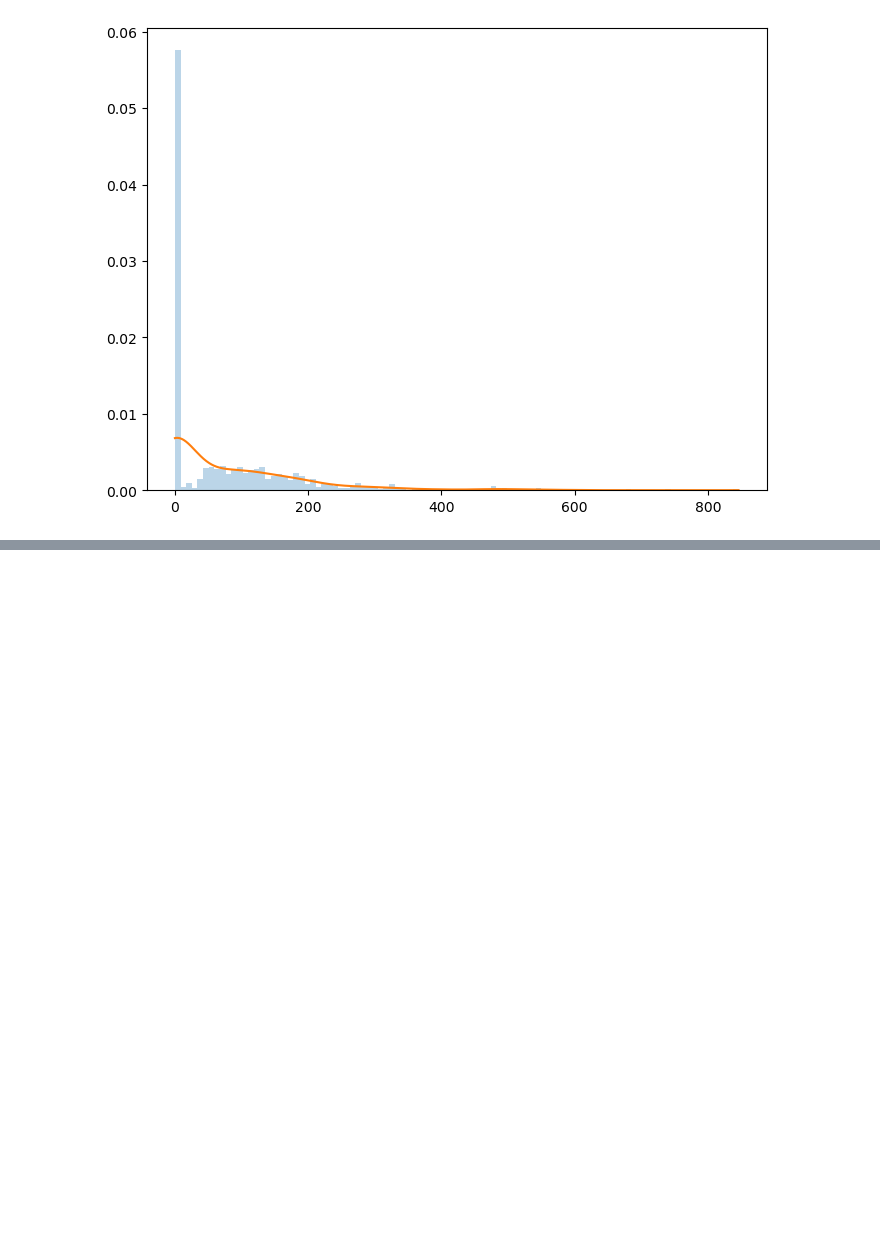
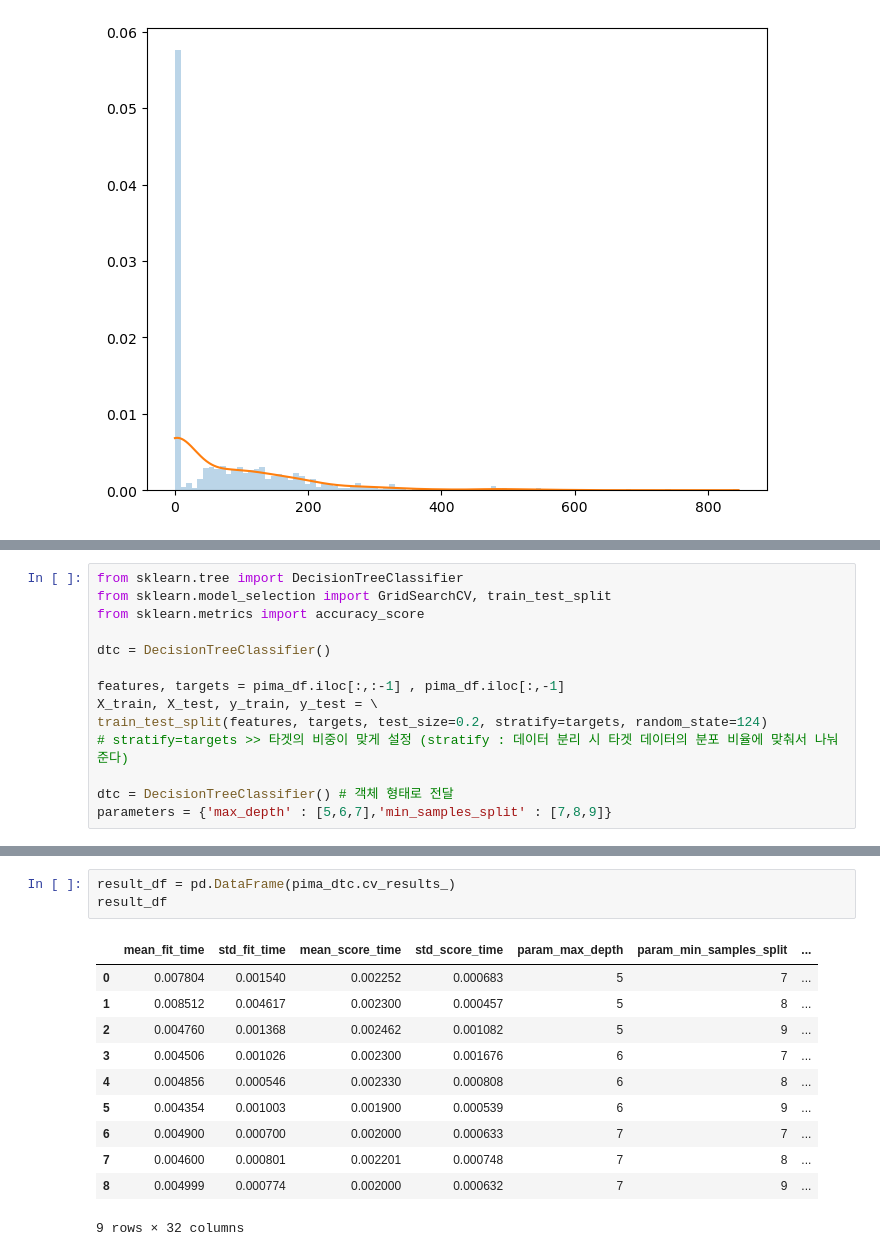
Before and after one commit to dosel70/Mashine_Learning-Classifier-, a Jupyter notebook: b_classifier/d_evaluation.ipynb, the cells around one changed output, grey strips where cells are left out. Drawn from its saved outputs; the diff is of its cells as text; blank space fills up the shorter version.

```diff
--- a/b_classifier/d_evaluation.ipynb
+++ b/b_classifier/d_evaluation.ipynb
@@ -222,0 +299,14 @@ plt.show()
+# %%
+from sklearn.tree import DecisionTreeClassifier
+from sklearn.model_selection import GridSearchCV, train_test_split
+from sklearn.metrics import accuracy_score
+
+dtc = DecisionTreeClassifier()
+
+features, targets = pima_df.iloc[:,:-1] , pima_df.iloc[:,-1]
+X_train, X_test, y_train, y_test = \
+train_test_split(features, targets, test_size=0.2, stratify=targets, random_state=124)
+# stratify=targets >> 타겟의 비중이 맞게 설정 (stratify : 데이터 분리 시 타겟 데이터의 분포 비율에 맞춰서 나눠준다)
+
+dtc = DecisionTreeClassifier() # 객체 형태로 전달
+parameters = {'max_depth' : [5,6,7],'min_samples_split' : [7,8,9]}
@@ -222,0 +339,15 @@ plt.show()
+# %%
+result_df = pd.DataFrame(pima_dtc.cv_results_)
+result_df
+# %% [output]
+|  | mean_fit_time | std_fit_time | mean_score_time | std_score_time | param_max_depth | param_min_samples_split | ... |
+| 0 | 0.007804 | 0.001540 | 0.002252 | 0.000683 | 5 | 7 | ... |
+| 1 | 0.008512 | 0.004617 | 0.002300 | 0.000457 | 5 | 8 | ... |
+| 2 | 0.004760 | 0.001368 | 0.002462 | 0.001082 | 5 | 9 | ... |
+| 3 | 0.004506 | 0.001026 | 0.002300 | 0.001676 | 6 | 7 | ... |
+| 4 | 0.004856 | 0.000546 | 0.002330 | 0.000808 | 6 | 8 | ... |
+| 5 | 0.004354 | 0.001003 | 0.001900 | 0.000539 | 6 | 9 | ... |
+| 6 | 0.004900 | 0.000700 | 0.002000 | 0.000633 | 7 | 7 | ... |
+| 7 | 0.004600 | 0.000801 | 0.002201 | 0.000748 | 7 | 8 | ... |
+| 8 | 0.004999 | 0.000774 | 0.002000 | 0.000632 | 7 | 9 | ... |
+9 rows × 32 columns
```
Also changed, not shown: parts of 25 cells of this notebook, 37 other files.
